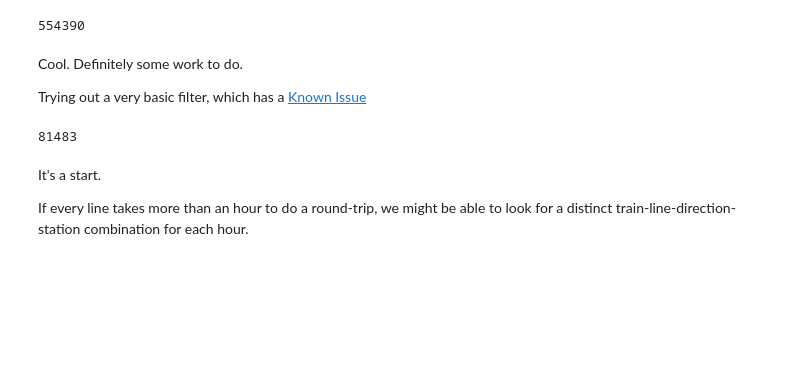
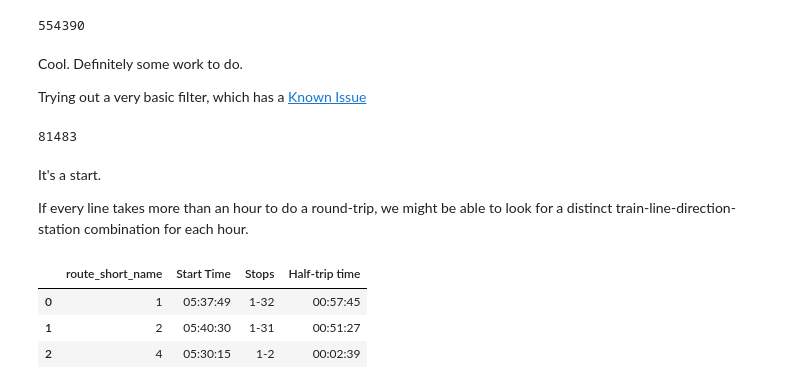
Before and after one commit to CivicTechTO/ttc_subway_times, a Jupyter notebook: doc/Filtering Observed Arrivals.ipynb, the cells around one changed output. Cells and saved outputs as stored; diff of their text form; code cells hidden in the pictures; blank space fills up the shorter version.

Commit message:
Making progress on filtering arrivals

```diff
--- a/doc/Filtering Observed Arrivals.ipynb
+++ b/doc/Filtering Observed Arrivals.ipynb
@@ -80,9 +78,11 @@ sql = '''WITH trips AS (SELECT route_short_name, (SELECT trip_id FROM gtfs.trips
 FROM gtfs.routes
 WHERE route_type = 1 AND route_short_name != '3' )
 
-SELECT route_id, trip_id, stop_id, arrival_time
+SELECT route_short_name, MIN(arrival_time) AS "Start Time", MIN(stop_sequence) ||'-'||MAX(stop_sequence) AS "Stops", MAX(arrival_time) - MIN(arrival_time) AS "Half-trip time"
 FROM gtfs.stop_times
 INNER JOIN trips USING(trip_id)
-ORDER BY route_id, trip_id, stop_sequence'''
+GROUP BY route_short_name, trip_id
+ORDER BY route_short_name, trip_id
+'''
 
-#load data into data frame
+trips = pandasql.read_sql(sql, con)
@@ -90,0 +89,7 @@ con.rollback()
+# %%
+trips
+# %% [output]
+|  | route_short_name | Start Time | Stops | Half-trip time |
+| 0 | 1 | 05:37:49 | 1-32 | 00:57:45 |
+| 1 | 2 | 05:40:30 | 1-31 | 00:51:27 |
+| 2 | 4 | 05:30:15 | 1-2 | 00:02:39 |
```
Also changed, not shown: parts of 7 cells of this notebook.
